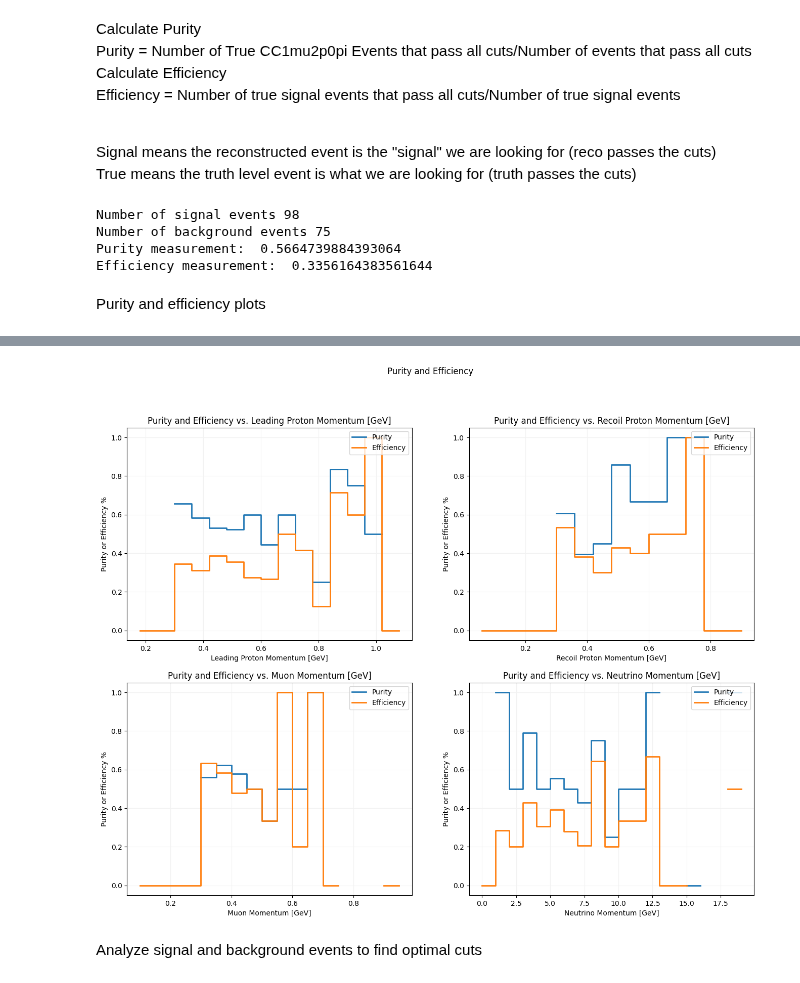
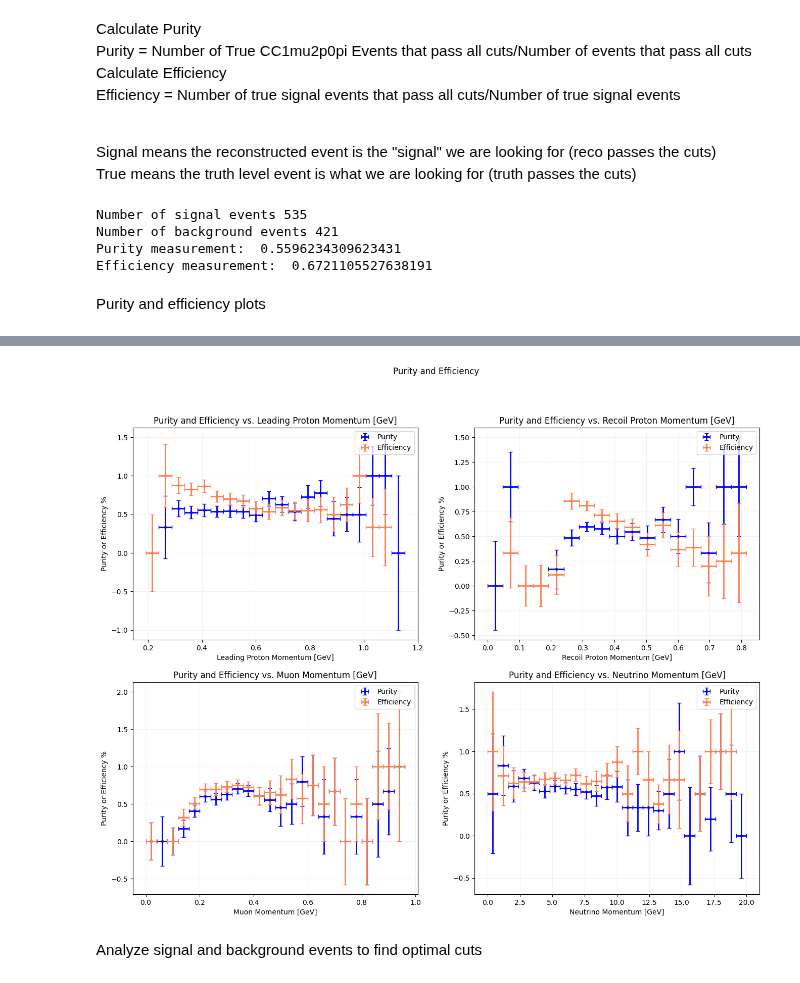
Before and after one commit to ZaeMoore/2x2_CAF, a Jupyter notebook: purity_efficiency/purity_efficiency.ipynb, the cells around one changed output, grey strips where cells are left out. Drawn from its saved outputs; the diff is of its cells as text; code cells hidden in the pictures.

Commit message:
Added error bars, ran FHC minirun

```diff
--- a/purity_efficiency/purity_efficiency.ipynb
+++ b/purity_efficiency/purity_efficiency.ipynb
@@ -40,12 +40,12 @@ def reco_cuts(pdg, p, x_end, y_end, z_end):
     npions = 0
 
     for part in range(len(pdg)):
-        if pdg[part] == 2212 and p[part] > 0.3:
+        if pdg[part] == 2212:#and p[part] > 0.3:
             if is_contained(x_end[part], y_end[part], z_end[part]):
                 nprotons += 1
         if pdg[part] == 13 or pdg[part] == -13:
-            if p[part] >= 0.3:
-                nmuons += 1
+            #if p[part] >= 0.3:
+            nmuons += 1
         if pdg[part] == 111 or pdg[part] == 211 or pdg[part] == -211:
             npions += 1
 
@@ -74,7 +74,7 @@ Purity file
 
 File contains events that have passed the reconstruction cuts, and were identified as potential signal events
 # %%
-tracks = uproot.open("/nashome/z/zaemoore/2x2_CAF/purity_efficiency/2p2h_purity_eff_output_1.6.root")
+tracks = uproot.open("/nashome/z/zaemoore/2x2_CAF/purity_efficiency/2p2h_purity_eff_m6.3_1.0.root")
 tracks["CafTree"].show()
 tracks["CafTree"].keys()
 
@@ -282,10 +282,10 @@ print("Purity measurement: ", purity)
 efficiency = sum(true_signal_event)/sum(true_event)
 print("Efficiency measurement: ", efficiency)
 # %% [output]
-Number of signal events 98
-Number of background events 75
-Purity measurement:  0.5664739884393064
-Efficiency measurement:  0.3356164383561644
+Number of signal events 535
+Number of background events 421
+Purity measurement:  0.5596234309623431
+Efficiency measurement:  0.6721105527638191
 # %% [markdown]
 Purity and efficiency plots
 # %%
@@ -301,6 +301,10 @@ eff_vals_lpp = []
 eff_vals_rpp = []
 eff_vals_mu = []
 eff_vals_nu = []
+stat_error_lpp = []
+stat_error_rpp = []
+stat_error_mu = []
+stat_error_nu = []
 
 #For significance plot
 signal_lpp = []
@@ -313,29 +317,37 @@ background_mu = []
 background_nu = []
 
 #Leading proton momentum binning
-nbins_lpp = 20
+nbins_lpp = 25
 hist_lpp, bin_edges_lpp = np.histogram(leading_p_p, bins=nbins_lpp, range=(0,1.2)) #Create bins based on leading proton momentum
+bin_centers_lpp = (bin_edges_lpp[:-1] + bin_edges_lpp[1:])/2
+bin_width_lpp = (bin_edges_lpp[-1] + bin_edges_lpp[0])/nbins_lpp
 labels_lpp = np.arange(0, nbins_lpp) #Label each bin numerically for leading proton momentum
 
 df['bin lpp'] = pd.cut(df['leading proton p'], bins=bin_edges_lpp, labels=labels_lpp) #Create a column in df defining the number bin each event is in based on leading proton momentum
 
 #Recoil proton momentum binning
-nbins_rpp = 20
+nbins_rpp = 25
 hist_rpp, bin_edges_rpp = np.histogram(recoil_p_p, bins=nbins_rpp, range=(0,1.2)) #Create bins based on recoil proton momentum
+bin_centers_rpp = (bin_edges_rpp[:-1] + bin_edges_rpp[1:])/2
+bin_width_rpp = (bin_edges_rpp[-1] + bin_edges_rpp[0])/nbins_rpp
 labels_rpp = np.arange(0, nbins_rpp) #Label each bin numerically for recoil proton momentum
 
 df['bin rpp'] = pd.cut(df['recoil proton p'], bins=bin_edges_rpp, labels=labels_rpp) #Create a column in df defining the number bin each event is in based on recoil proton momentum
 
 #Muon momentum binning
-nbins_mu = 20
+nbins_mu = 25
 hist_mu, bin_edges_mu = np.histogram(muon_p, bins=nbins_mu, range=(0,1.0)) #Create bins based on recoil proton momentum
+bin_centers_mu = (bin_edges_mu[:-1] + bin_edges_mu[1:])/2
+bin_width_mu = (bin_edges_mu[-1] + bin_edges_mu[0])/nbins_mu
 labels_mu = np.arange(0, nbins_mu) #Label each bin numerically for recoil proton momentum
 
 df['bin mu'] = pd.cut(df['muon p'], bins=bin_edges_mu, labels=labels_mu) #Create a column in df defining the number bin each event is in based on recoil proton momentum
 
 #Neutrino energy binning
-nbins_nu = 20
+nbins_nu = 25
 hist_nu, bin_edges_nu = np.histogram(true_nu_momentum, bins=nbins_nu, range=(0,20)) #Create bins based on true neutrino energy
+bin_centers_nu = (bin_edges_nu[:-1] + bin_edges_nu[1:])/2
+bin_width_nu = (bin_edges_nu[-1] + bin_edges_nu[0])/nbins_nu
 labels_nu = np.arange(0, nbins_nu) #Label each bin numerically for true neutrino energy
 
 df['bin nu'] = pd.cut(df['nu momentum'], bins=bin_edges_nu, labels=labels_nu) #Create a column in df defining the number bin each event is in based on true neutrino energy
@@ -349,6 +361,8 @@ for i in labels_lpp:
     signal_bin = np.array(df_bin['signal'])
     true_signal_bin = np.array(df_bin['true and signal'])
     true_bin = np.array(df_bin['true'])
+    n_events = len(signal_bin)
+    stat_error_lpp.append(1/np.sqrt(n_events))
 
     signal_lpp.append(sum(signal_bin))
     background_lpp.append(sum(signal_bin) - sum(true_signal_bin))
@@ -370,6 +384,8 @@ for i in labels_rpp:
     signal_bin = np.array(df_bin['signal'])
     true_signal_bin = np.array(df_bin['true and signal'])
     true_bin = np.array(df_bin['true'])
+    n_events = len(signal_bin)
+    stat_error_rpp.append(1/np.sqrt(n_events))
 
     signal_rpp.append(sum(signal_bin))
     background_rpp.append(sum(signal_bin) - sum(true_signal_bin))
@@ -391,6 +407,8 @@ for i in labels_mu:
     signal_bin = np.array(df_bin['signal'])
     true_signal_bin = np.array(df_bin['true and signal'])
     true_bin = np.array(df_bin['true'])
+    n_events = len(signal_bin)
+    stat_error_mu.append(1/np.sqrt(n_events))
 
     signal_mu.append(sum(signal_bin))
     background_mu.append(sum(signal_bin) - sum(true_signal_bin))
@@ -412,6 +430,8 @@ for i in labels_nu:
     signal_bin = np.array(df_bin['signal'])
     true_signal_bin = np.array(df_bin['true and signal'])
     true_bin = np.array(df_bin['true'])
+    n_events = len(signal_bin)
+    stat_error_nu.append(1/np.sqrt(n_events))
 
     signal_nu.append(sum(signal_bin))
     background_nu.append(sum(signal_bin) - sum(true_signal_bin))
@@ -432,36 +452,45 @@ rpp_values = np.delete(bin_edges_rpp, nbins_rpp)
 mu_values = np.delete(bin_edges_mu, nbins_mu)
 nu_values = np.delete(bin_edges_nu, nbins_nu)
 
+
 #Purity and Efficiency Plots
 fig, ax = plt.subplots(2, 2, figsize=(16,12))
 fig.suptitle('Purity and Efficiency')
 #Plot purity and efficiency vs. leading proton momentum
-ax[0,0].step(lpp_values, purity_vals_lpp, where='post', label='Purity', linewidth='2')
-ax[0,0].step(lpp_values, eff_vals_lpp, where='post', label='Efficiency', linewidth='2')
+#ax[0,0].step(lpp_values, purity_vals_lpp, where='post', label='Purity', linewidth='2')
+#ax[0,0].step(lpp_values, eff_vals_lpp, where='post', label='Efficiency', linewidth='2')
+ax[0,0].errorbar(bin_centers_lpp, purity_vals_lpp, xerr=bin_width_lpp/2, yerr=stat_error_lpp, fmt='.', color='blue', label='Purity', elinewidth=2, capsize=3)
+ax[0,0].errorbar(bin_centers_lpp, eff_vals_lpp, xerr=bin_width_lpp/2, yerr=stat_error_lpp, fmt='.', color='coral', label='Efficiency', elinewidth=2, capsize=3)
 ax[0,0].set_xlabel('Leading Proton Momentum [GeV]')
 ax[0,0].set_ylabel('Purity or Efficiency %')
 ax[0,0].set_title('Purity and Efficiency vs. Leading Proton Momentum [GeV]')
 ax[0,0].grid(color='0.95')
 ax[0,0].legend(loc='upper right')
 #Plot purity and efficiency vs. recoil proton momentum
-ax[0,1].step(rpp_values, purity_vals_rpp, where='post', label='Purity', linewidth='2')
-ax[0,1].step(rpp_values, eff_vals_rpp, where='post', label='Efficiency', linewidth='2')
+#ax[0,1].step(rpp_values, purity_vals_rpp, where='post', label='Purity', linewidth='2')
+#ax[0,1].step(rpp_values, eff_vals_rpp, where='post', label='Efficiency', linewidth='2')
+ax[0,1].errorbar(bin_centers_rpp, purity_vals_rpp, xerr=bin_width_rpp/2, yerr=stat_error_rpp, fmt='.', color='blue', label='Purity', elinewidth=2, capsize=3)
+ax[0,1].errorbar(bin_centers_rpp, eff_vals_rpp, xerr=bin_width_rpp/2, yerr=stat_error_rpp, fmt='.', color='coral', label='Efficiency', elinewidth=2, capsize=3)
 ax[0,1].set_xlabel('Recoil Proton Momentum [GeV]')
 ax[0,1].set_ylabel('Purity or Efficiency %')
 ax[0,1].set_title('Purity and Efficiency vs. Recoil Proton Momentum [GeV]')
 ax[0,1].grid(color='0.95')
 ax[0,1].legend(loc='upper right')
 #Plot purity and efficiency vs. muon momentum
-ax[1,0].step(mu_values, purity_vals_mu, where='post', label='Purity', linewidth='2')
-ax[1,0].step(mu_values, eff_vals_mu, where='post', label='Efficiency', linewidth='2')
+#ax[1,0].step(mu_values, purity_vals_mu, where='post', label='Purity', linewidth='2')
+#ax[1,0].step(mu_values, eff_vals_mu, where='post', label='Efficiency', linewidth='2')
+ax[1,0].errorbar(bin_centers_mu, purity_vals_mu, xerr=bin_width_mu/2, yerr=stat_error_mu, fmt='.', color='blue', label='Purity', elinewidth=2, capsize=3)
+ax[1,0].errorbar(bin_centers_mu, eff_vals_mu, xerr=bin_width_mu/2, yerr=stat_error_mu, fmt='.', color='coral', label='Efficiency', elinewidth=2, capsize=3)
 ax[1,0].set_xlabel('Muon Momentum [GeV]')
 ax[1,0].set_ylabel('Purity or Efficiency %')
 ax[1,0].set_title('Purity and Efficiency vs. Muon Momentum [GeV]')
 ax[1,0].grid(color='0.95')
 ax[1,0].legend(loc='upper right')
 #Plot purity and efficiency vs. neutrino energy
-ax[1,1].step(nu_values, purity_vals_nu, where='post', label='Purity', linewidth='2')
-ax[1,1].step(nu_values, eff_vals_nu, where='post', label='Efficiency', linewidth='2')
+#ax[1,1].step(nu_values, purity_vals_nu, where='post', label='Purity', linewidth='2')
+#ax[1,1].step(nu_values, eff_vals_nu, where='post', label='Efficiency', linewidth='2')
+ax[1,1].errorbar(bin_centers_nu, purity_vals_nu, xerr=bin_width_nu/2, yerr=stat_error_nu, fmt='.', color='blue', label='Purity', elinewidth=2, capsize=3)
+ax[1,1].errorbar(bin_centers_nu, eff_vals_nu, xerr=bin_width_nu/2, yerr=stat_error_nu, fmt='.', color='coral', label='Efficiency', elinewidth=2, capsize=3)
 ax[1,1].set_xlabel('Neutrino Momentum [GeV]')
 ax[1,1].set_ylabel('Purity or Efficiency %')
 ax[1,1].set_title('Purity and Efficiency vs. Neutrino Momentum [GeV]')
@@ -494,4 +523,4 @@ print(df)
-[figure, old version]
+[figure, new version]
 # %% [markdown]
 Analyze signal and background events to find optimal cuts
 # %%
```
Also changed, not shown: parts of 5 cells of this notebook, 4 other files.
